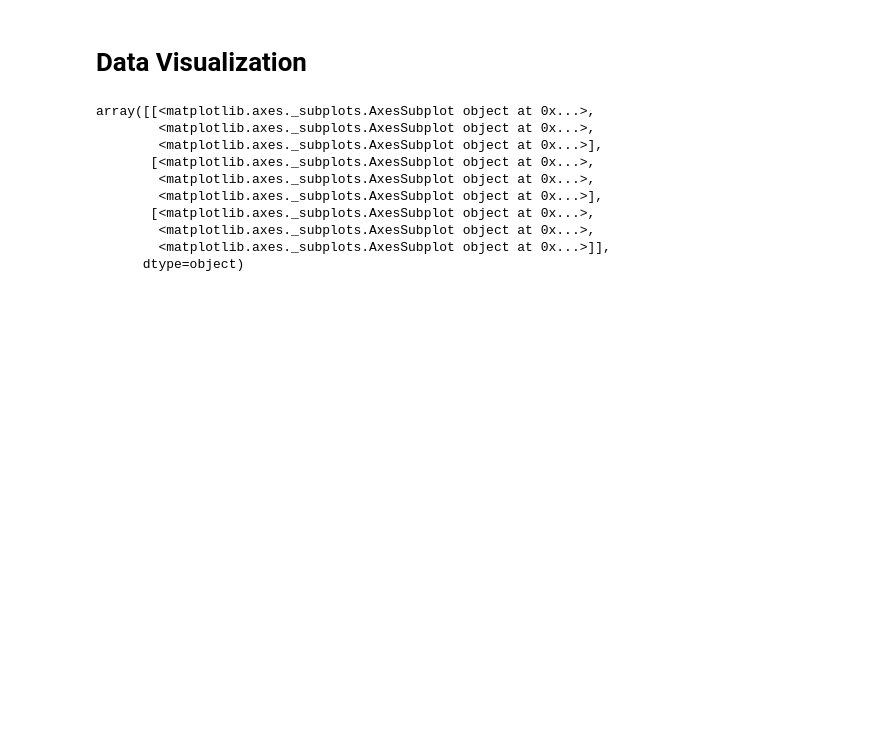
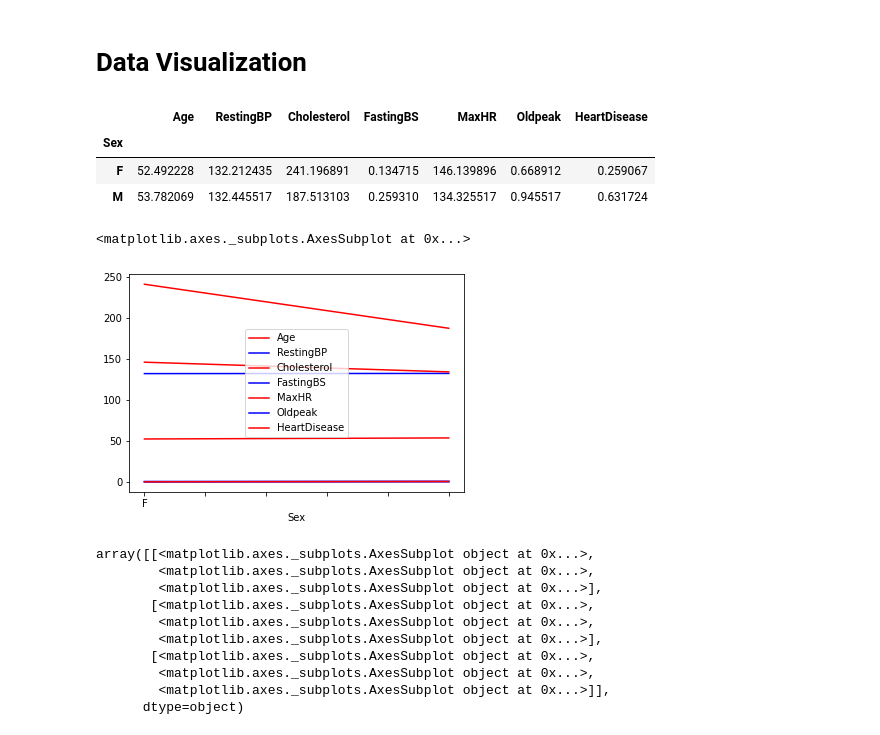
Before and after one commit to alialthiab/Data-Science, a Jupyter notebook: Heart_Disease_classification_project.ipynb, the cells around one changed output. Drawn from its saved outputs; the diff is of its cells as text; code cells hidden in the pictures; blank space fills up the shorter version.

```diff
--- a/Heart_Disease_classification_project.ipynb
+++ b/Heart_Disease_classification_project.ipynb
@@ -75,6 +81,19 @@ heart_df.ST_Slope.unique()
 array(['Up', 'Flat', 'Down'], dtype=object)
 # %% [markdown]
 # Data Visualization
+# %%
+group_by_sex=heart_df.groupby('Sex').mean()
+group_by_sex
+# %% [output]
+|  | Age | RestingBP | Cholesterol | FastingBS | MaxHR | Oldpeak | HeartDisease |
+| Sex |  |  |  |  |  |  |  |
+| F | 52.492228 | 132.212435 | 241.196891 | 0.134715 | 146.139896 | 0.668912 | 0.259067 |
+| M | 53.782069 | 132.445517 | 187.513103 | 0.259310 | 134.325517 | 0.945517 | 0.631724 |
+# %%
+group_by_sex.plot(color=['red'])
+# %% [output]
+<matplotlib.axes._subplots.AxesSubplot at 0x...>
+[figure, added]
 # %%
 heart_df.hist(figsize = (20,20),bins=200)
 # %% [output]
```
Also changed, not shown: parts of 40 cells of this notebook.
